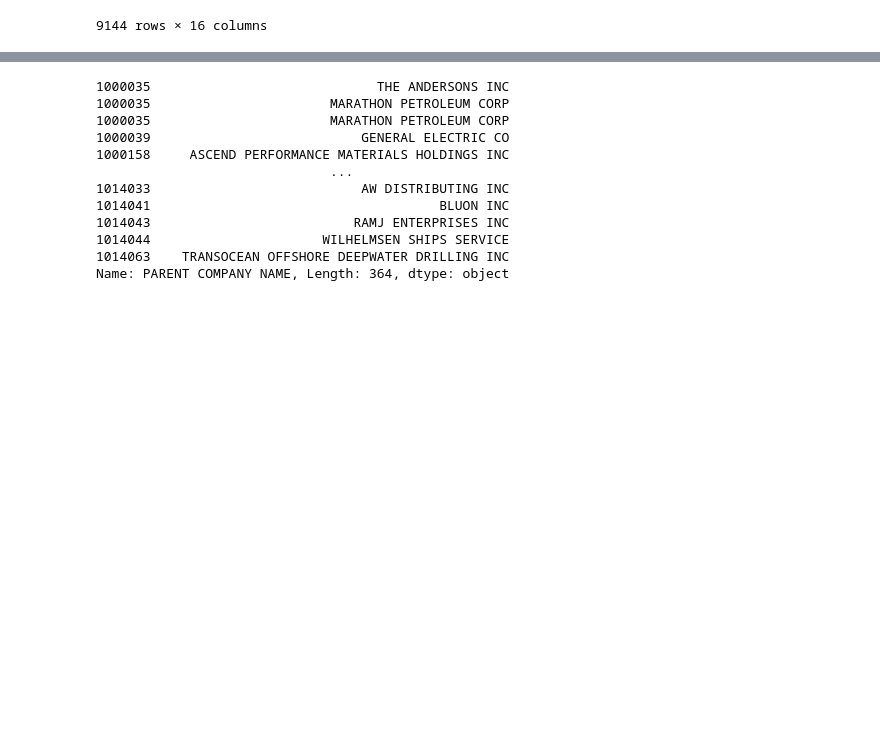
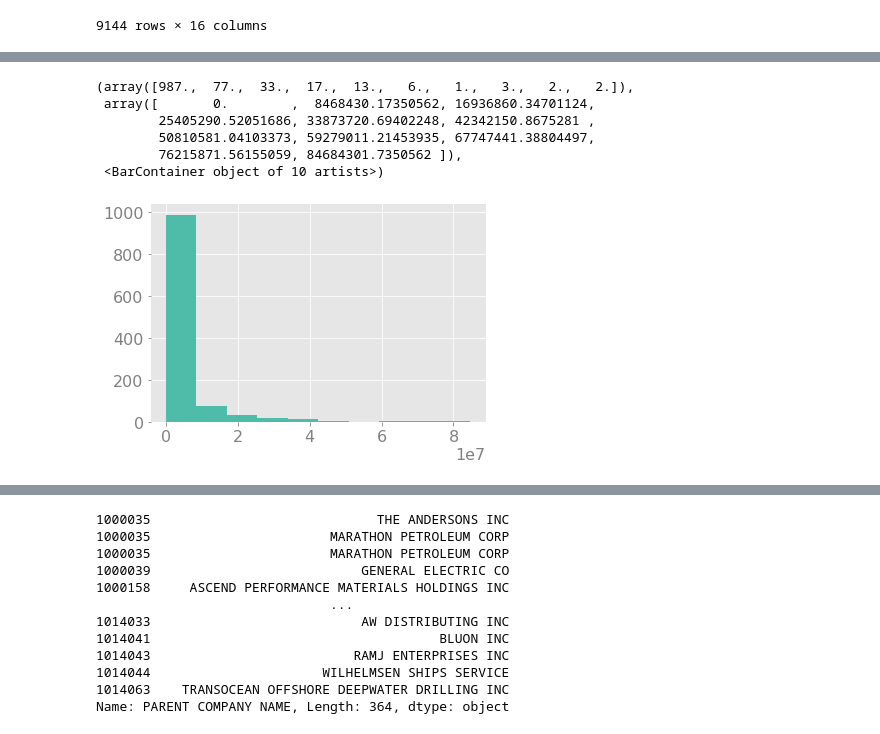
Before and after one commit to johnmccambridge7/Carbon-Portfolio-Index, a Jupyter notebook: Data Processing.ipynb, the cells around one changed output, grey strips where cells are left out. Drawn from its saved outputs; the diff is of its cells as text; code cells hidden in the pictures; blank space fills up the shorter version.

```diff
--- a/Data Processing.ipynb
+++ b/Data Processing.ipynb
@@ -122,3 +104,13 @@ join_suppliers
+# %%
+plt.hist(join_suppliers['Emissions (tCO2e)'])
+# %% [output]
+(array([987.,  77.,  33.,  17.,  13.,   6.,   1.,   3.,   2.,   2.]),
+ array([       0.        ,  8468430.17350562, 16936860.34701124,
+        25405290.52051686, 33873720.69402248, 42342150.8675281 ,
+        50810581.04103373, 59279011.21453935, 67747441.38804497,
+        76215871.56155059, 84684301.7350562 ]),
+ <BarContainer object of 10 artists>)
+[figure, added]
 # %%
 nas_s = join_suppliers.loc[join_suppliers["Emissions (tCO2e)"]  == 0]
 # %%
```
Also changed, not shown: parts of 9 cells of this notebook.
